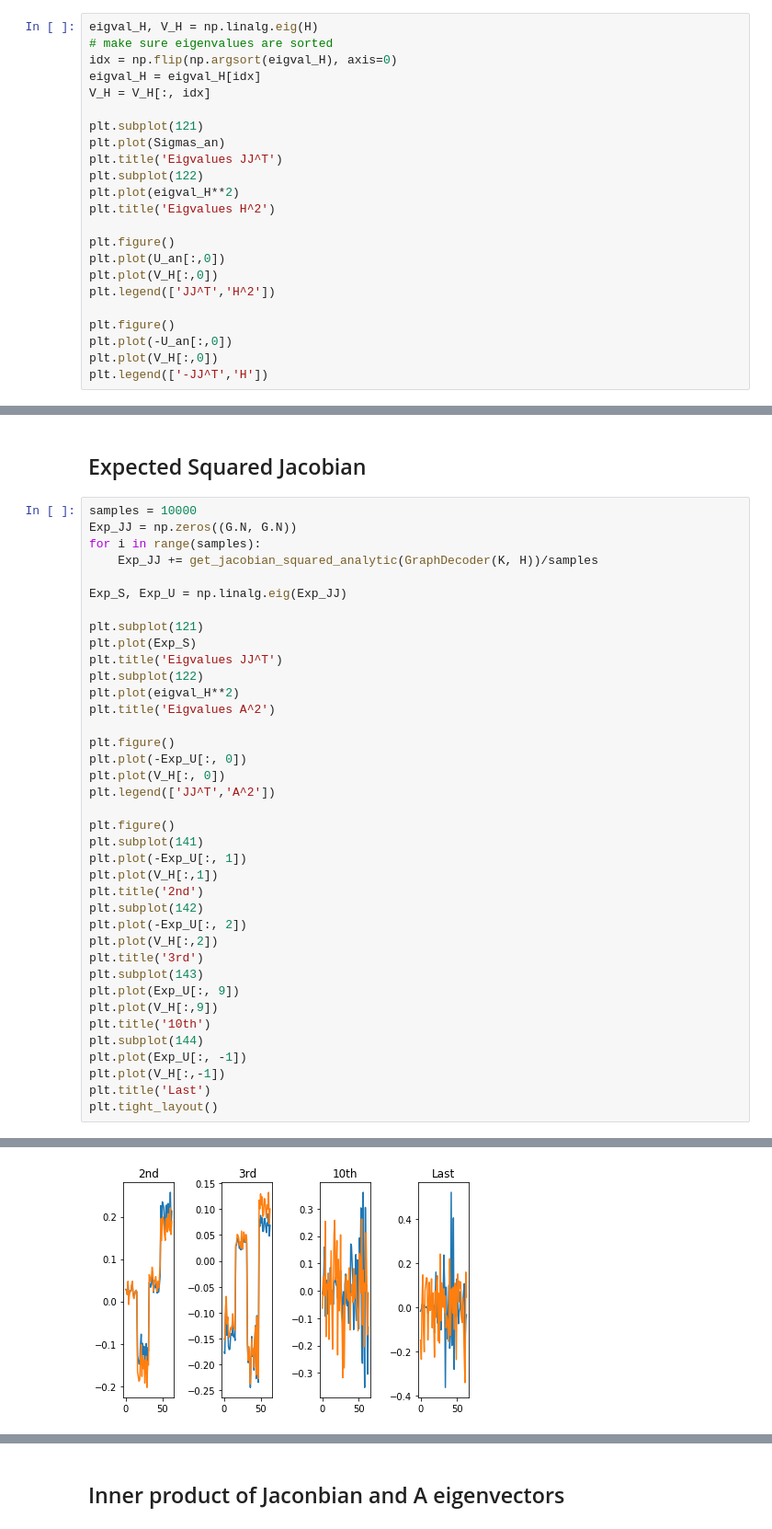
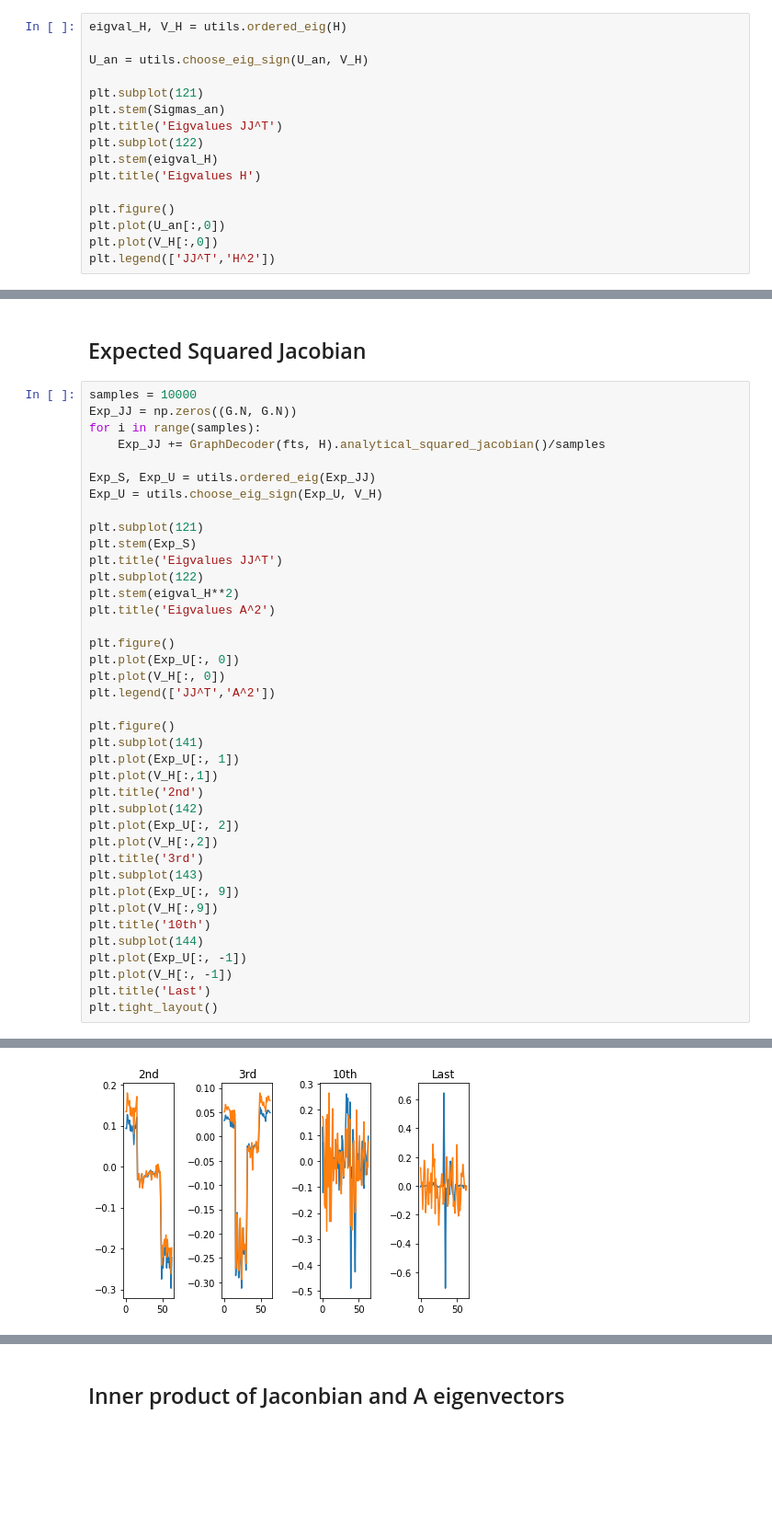
Before and after one commit to reysam93/Graph_Deep_Decoder, a Jupyter notebook: 2Layer_Decoder_Exps/analyzing_jacobian.ipynb, the cells around one changed output, grey strips where cells are left out. Shown at 92% size. Drawn from its saved outputs; the diff is of its cells as text; blank space fills up the shorter version.

```diff
--- a/2Layer_Decoder_Exps/analyzing_jacobian.ipynb
+++ b/2Layer_Decoder_Exps/analyzing_jacobian.ipynb
@@ -171,27 +153,20 @@ Text(0.5,0,'Eigenvectors')
 # %% [markdown]
 ## Compare with eigendecomposition of A
 # %%
-eigval_H, V_H = np.linalg.eig(H)
-# make sure eigenvalues are sorted
-idx = np.flip(np.argsort(eigval_H), axis=0)
-eigval_H = eigval_H[idx]
-V_H = V_H[:, idx]
+eigval_H, V_H = utils.ordered_eig(H)
+
+U_an = utils.choose_eig_sign(U_an, V_H)
 
 plt.subplot(121)
-plt.plot(Sigmas_an)
+plt.stem(Sigmas_an)
 plt.title('Eigvalues JJ^T')
 plt.subplot(122)
-plt.plot(eigval_H**2)
-plt.title('Eigvalues H^2')
+plt.stem(eigval_H)
+plt.title('Eigvalues H')
 
 plt.figure()
 plt.plot(U_an[:,0])
 plt.plot(V_H[:,0])
 plt.legend(['JJ^T','H^2'])
-
-plt.figure()
-plt.plot(-U_an[:,0])
-plt.plot(V_H[:,0])
-plt.legend(['-JJ^T','H'])
 # %% [output]
 <matplotlib.legend.Legend at 0x...>
@@ -204,29 +178,30 @@ plt.legend(['-JJ^T','H'])
 samples = 10000
 Exp_JJ = np.zeros((G.N, G.N))
 for i in range(samples):
-    Exp_JJ += get_jacobian_squared_analytic(GraphDecoder(K, H))/samples
+    Exp_JJ += GraphDecoder(fts, H).analytical_squared_jacobian()/samples
 
-Exp_S, Exp_U = np.linalg.eig(Exp_JJ)
+Exp_S, Exp_U = utils.ordered_eig(Exp_JJ)
+Exp_U = utils.choose_eig_sign(Exp_U, V_H)
 
 plt.subplot(121)
-plt.plot(Exp_S)
+plt.stem(Exp_S)
 plt.title('Eigvalues JJ^T')
 plt.subplot(122)
-plt.plot(eigval_H**2)
+plt.stem(eigval_H**2)
 plt.title('Eigvalues A^2')
 
 plt.figure()
-plt.plot(-Exp_U[:, 0])
+plt.plot(Exp_U[:, 0])
 plt.plot(V_H[:, 0])
 plt.legend(['JJ^T','A^2'])
 
 plt.figure()
 plt.subplot(141)
-plt.plot(-Exp_U[:, 1])
+plt.plot(Exp_U[:, 1])
 plt.plot(V_H[:,1])
 plt.title('2nd')
 plt.subplot(142)
-plt.plot(-Exp_U[:, 2])
+plt.plot(Exp_U[:, 2])
 plt.plot(V_H[:,2])
 plt.title('3rd')
 plt.subplot(143)
@@ -235,7 +210,7 @@ plt.plot(V_H[:,9])
 plt.title('10th')
 plt.subplot(144)
 plt.plot(Exp_U[:, -1])
-plt.plot(V_H[:,-1])
+plt.plot(V_H[:, -1])
 plt.title('Last')
 plt.tight_layout()
 # %% [output]
@@ -244,2 +219,2 @@ plt.tight_layout()
-[figure, old version]
+[figure, new version]
 # %%
```
Also changed, not shown: parts of 27 cells of this notebook, 7 other files.
